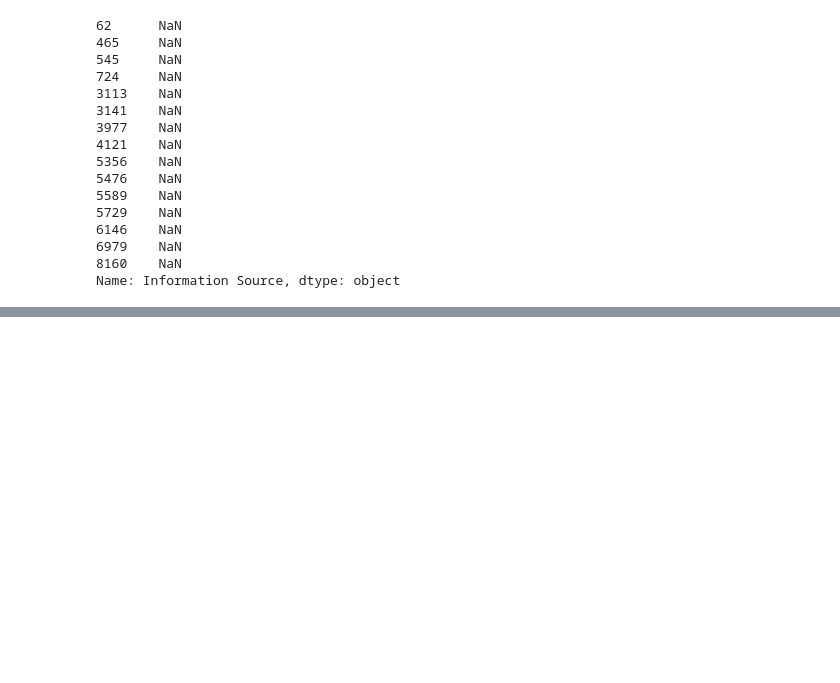
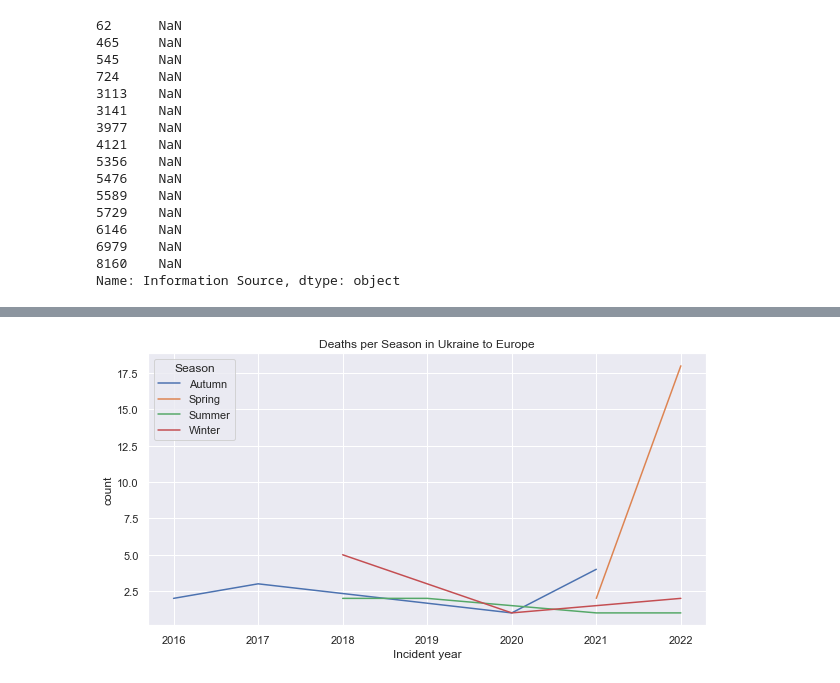
Before and after one commit to citlali-trigos-raczkowski/migrant-data-visualization, a Jupyter notebook: exploration/SebasExploration.ipynb, the cells around one changed output, grey strips where cells are left out. Drawn from its saved outputs; the diff is of its cells as text; code cells hidden in the pictures; blank space fills up the shorter version.

```diff
--- a/exploration/SebasExploration.ipynb
+++ b/exploration/SebasExploration.ipynb
@@ -603,0 +828,4 @@ df.to_csv('../Missing_Migrants_Global_Figures_filtered.csv')
+# %%
+plot_deaths_season('Ukraine to Europe',df1)
+# %% [output]
+[figure, added]
```
Also changed, not shown: parts of 30 cells of this notebook.
